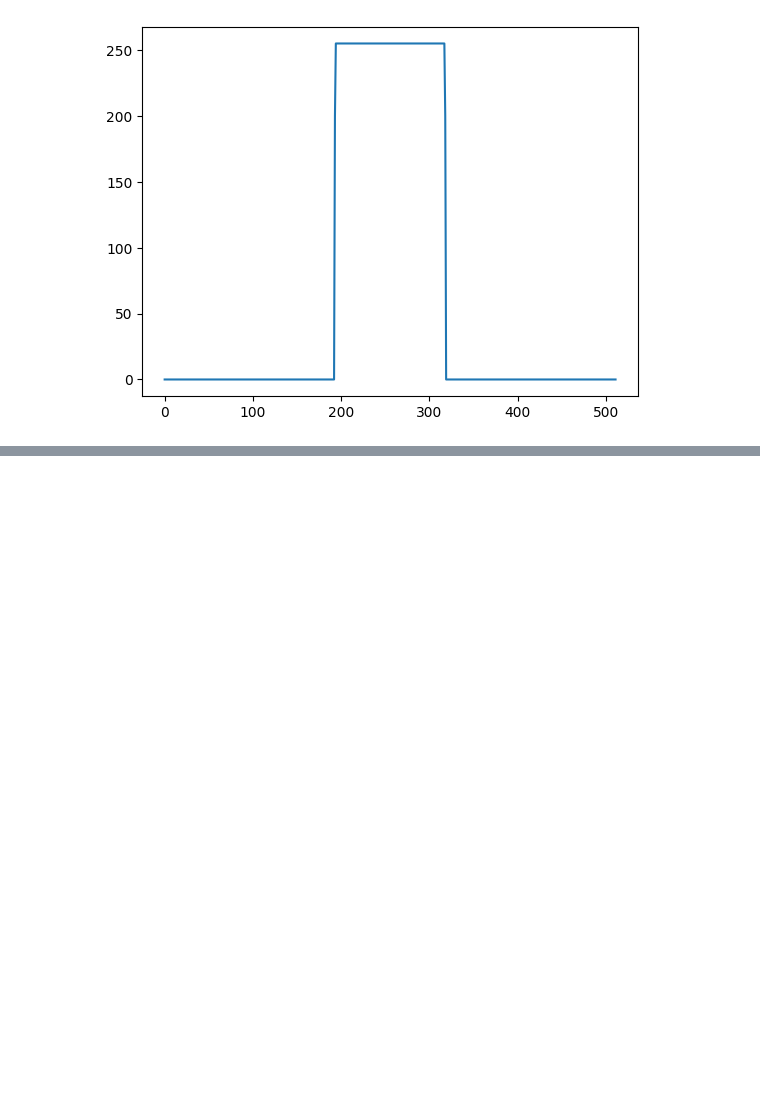
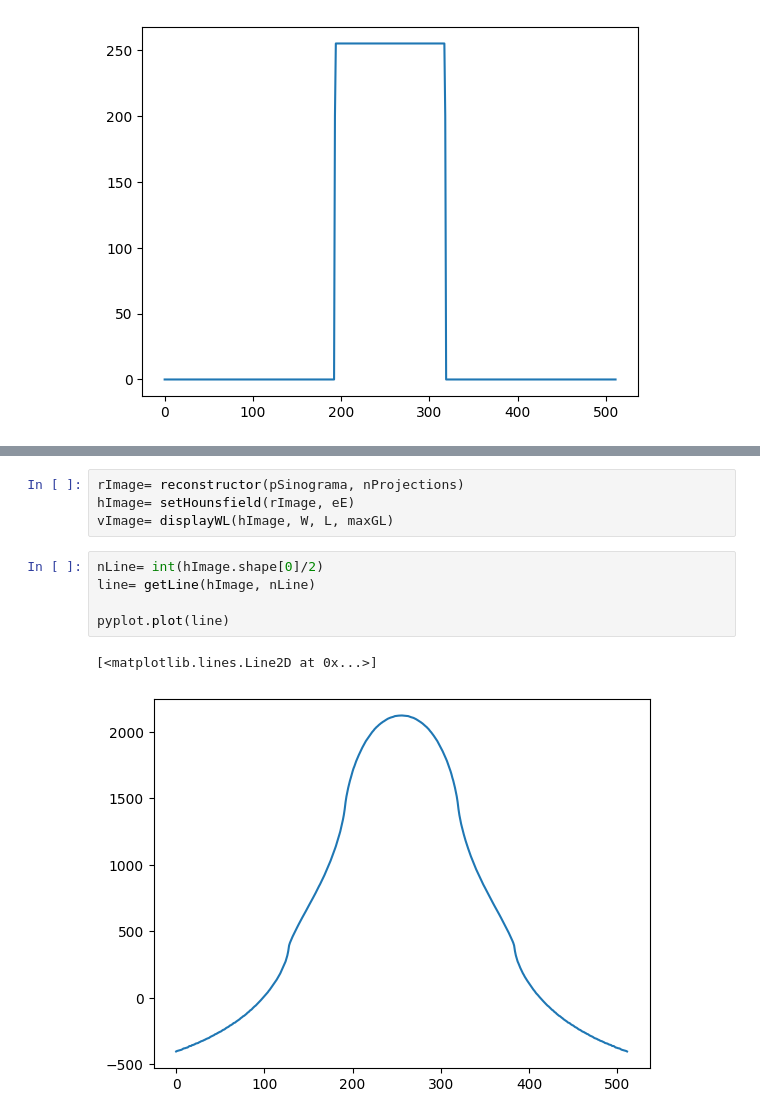
Before and after one commit to Leo00010011/IPBMI_Notebooks, a Jupyter notebook: E8/IPBMA_8_CT-Slice-Reconstruction.ipynb, the cells around one changed output, grey strips where cells are left out. Cells and saved outputs as stored; diff of their text form; blank space fills up the shorter version.

```diff
--- a/E8/IPBMA_8_CT-Slice-Reconstruction.ipynb
+++ b/E8/IPBMA_8_CT-Slice-Reconstruction.ipynb
@@ -115,0 +136,12 @@ pyplot.plot(line)
+# %%
+rImage= reconstructor(pSinograma, nProjections)
+hImage= setHounsfield(rImage, eE)
+vImage= displayWL(hImage, W, L, maxGL)
+# %%
+nLine= int(hImage.shape[0]/2)
+line= getLine(hImage, nLine)
+
+pyplot.plot(line)
+# %% [output]
+[<matplotlib.lines.Line2D at 0x...>]
+[figure, added]
```
Also changed, not shown: parts of 17 cells of this notebook, 4 other files.
